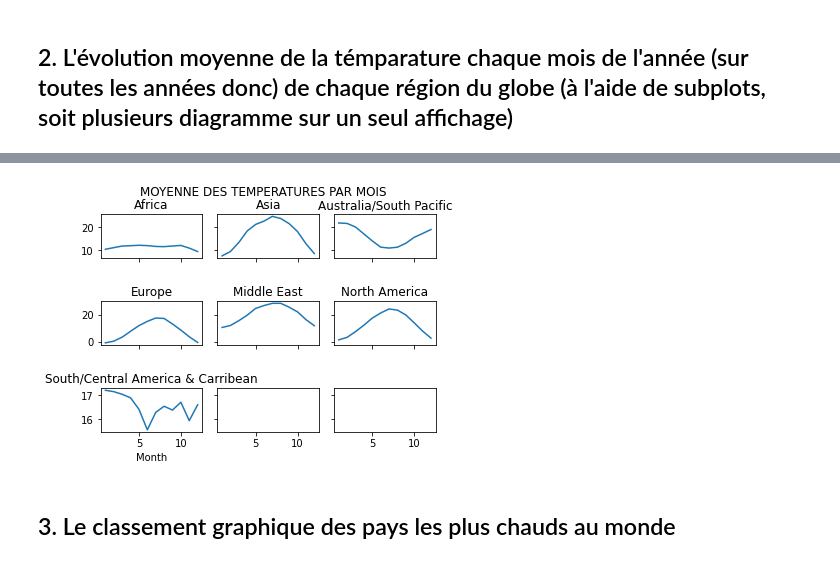
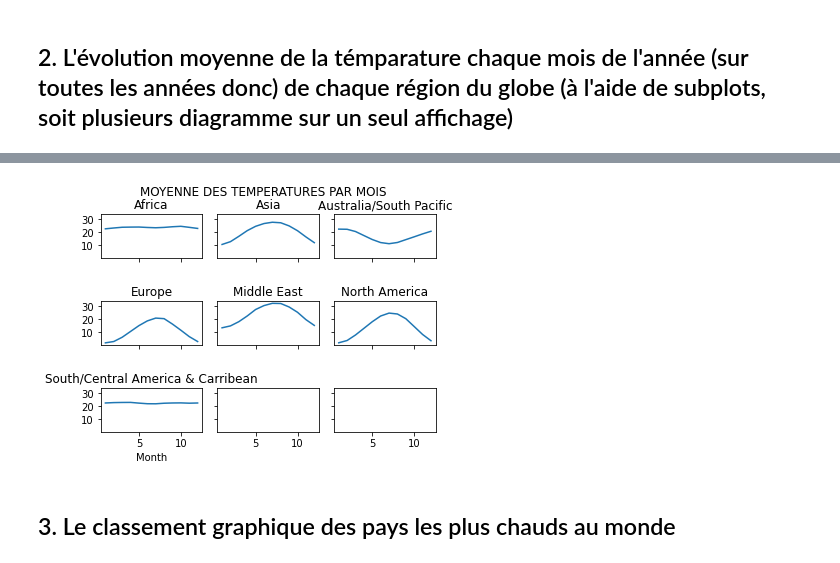
Before and after one commit to Twizzle1997/climatologie, a Jupyter notebook: notebook.ipynb, the cells around one changed output, grey strips where cells are left out. Cells and saved outputs as stored; diff of their text form; code cells hidden in the pictures.

Commit message:
[UPGRADE] Requêtes 3 & 4 + plot

```diff
--- a/notebook.ipynb
+++ b/notebook.ipynb
@@ -136,19 +165,19 @@ mean_month.head()
 # %%
 groupby_regions = global_dataset.groupby('Region')
 
-fig, axs = plt.subplots(ncols=3, nrows=3, sharex='col', sharey='row', gridspec_kw={'hspace': 1, 'wspace': 0.15})
+fig, axs = plt.subplots(ncols=3, nrows=3, sharex='col', sharey=True, gridspec_kw={'hspace': 1, 'wspace': 0.15})
 fig.suptitle("MOYENNE DES TEMPERATURES PAR MOIS")
 fig.legend
 
 axs = axs.flat
 
 for region, ax in zip(groupby_regions, axs):
     ax.set_title(region[0])
     region[1].groupby('Month').agg({'AvgTemperature': 'mean'}).plot(ax=ax, label=False)
     ax.get_legend().remove()
 
 plt.show()
 # %% [output]
-[figure, old version]
+[figure, new version]
 # %% [markdown]
 ## 3. Le classement graphique des pays les plus chauds au monde
```
Also changed, not shown: parts of 9 cells of this notebook.
